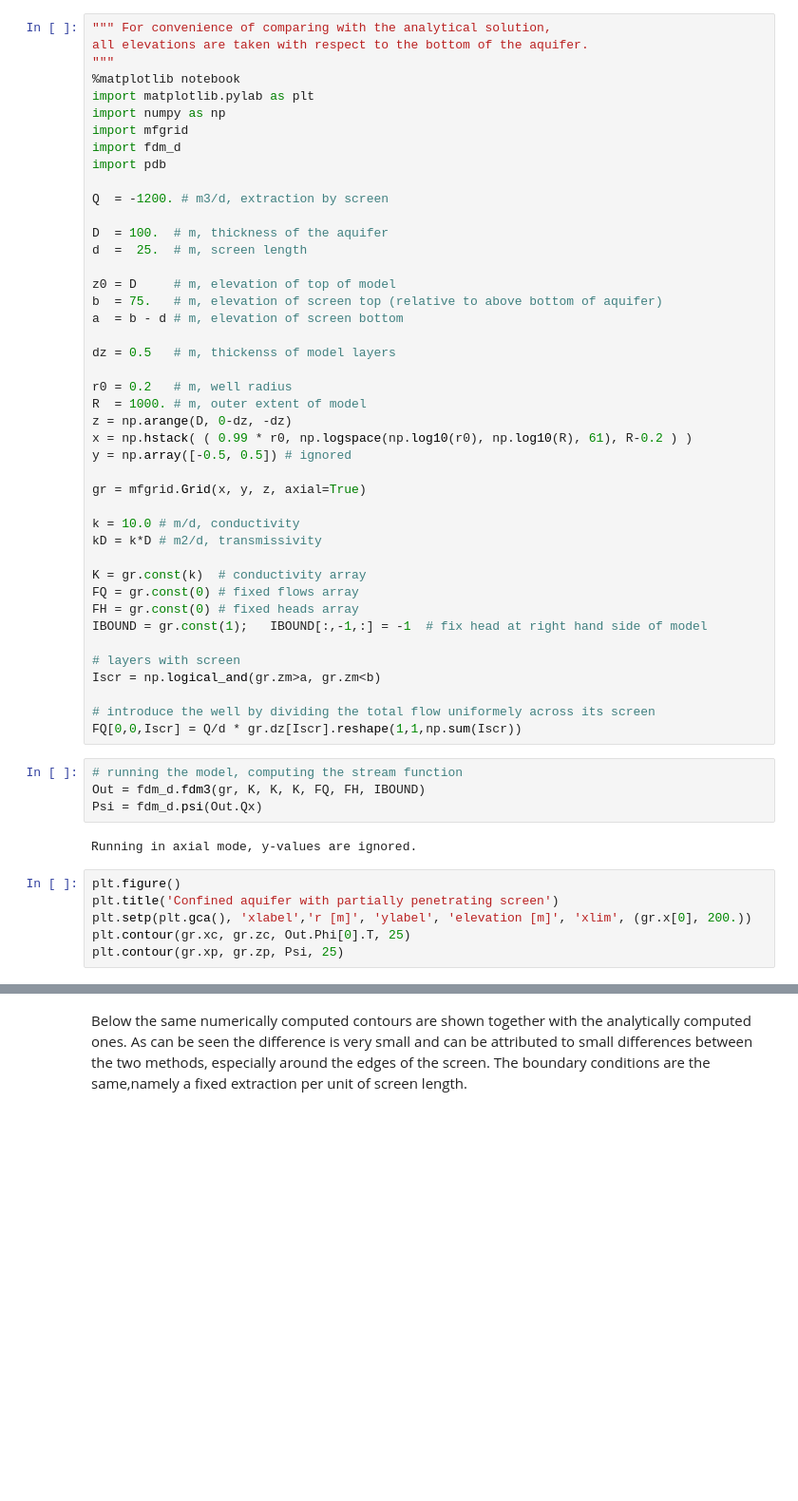
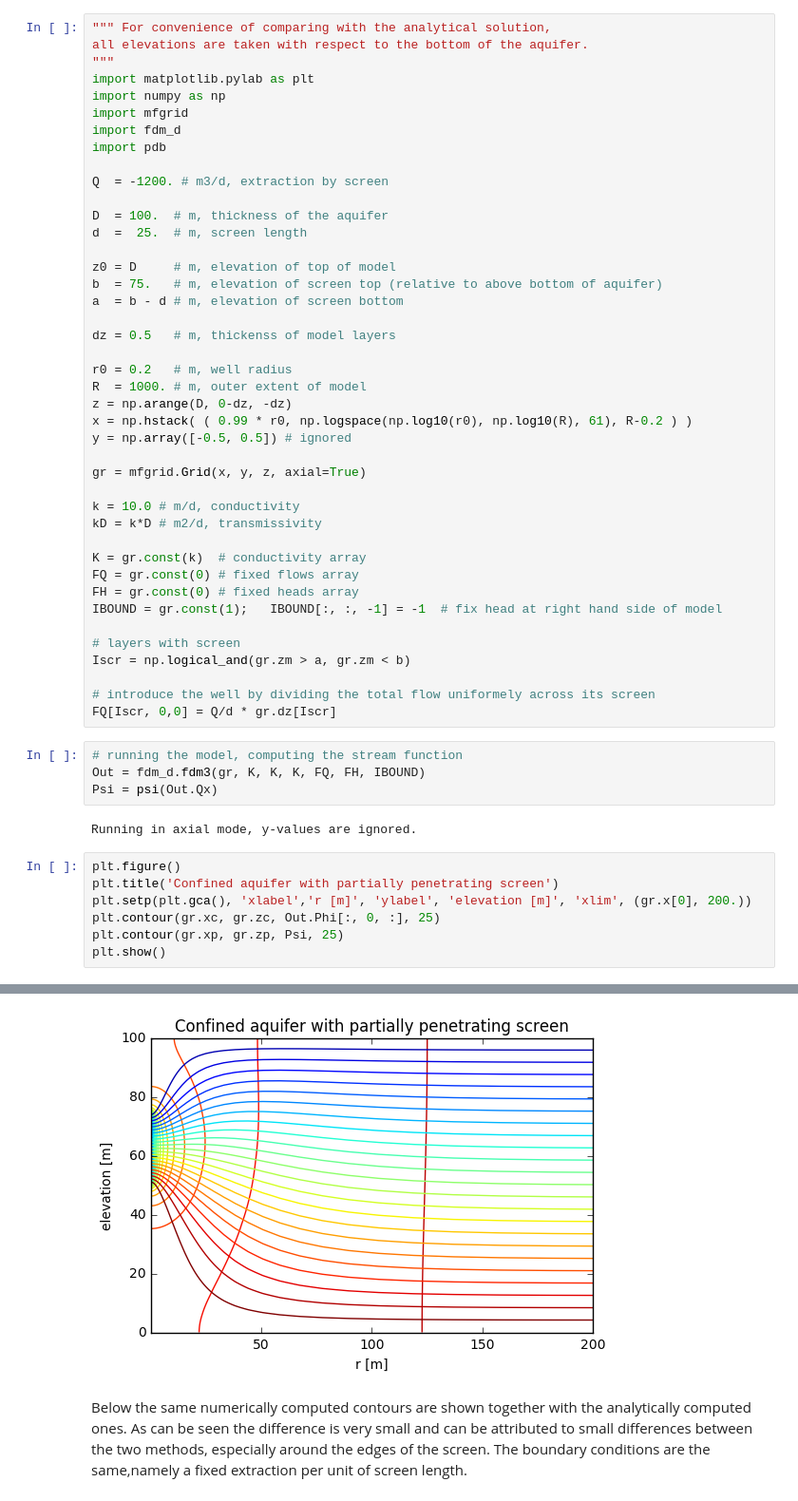
Before and after one commit to Olsthoorn/FDModelBuildingCourseGroundwaterFlow, a Jupyter notebook: 07_stream_lines.ipynb, the cells around one changed output, grey strips where cells are left out. Shown: that part at 95% size. Cells and saved outputs as stored; diff of their text form; blank space fills up the shorter version.

```diff
--- a/07_stream_lines.ipynb
+++ b/07_stream_lines.ipynb
@@ -318,7 +309,6 @@ def pp(gr, a, b, D, tol=1e-2):
 """ For convenience of comparing with the analytical solution,
 all elevations are taken with respect to the bottom of the aquifer.
 """
-%matplotlib notebook
 import matplotlib.pylab as plt
 import numpy as np
 import mfgrid
@@ -350,23 +340,24 @@ kD = k*D # m2/d, transmissivity
 K = gr.const(k)  # conductivity array
 FQ = gr.const(0) # fixed flows array
 FH = gr.const(0) # fixed heads array
-IBOUND = gr.const(1);   IBOUND[:,-1,:] = -1  # fix head at right hand side of model
+IBOUND = gr.const(1);   IBOUND[:, :, -1] = -1  # fix head at right hand side of model
 
 # layers with screen
-Iscr = np.logical_and(gr.zm>a, gr.zm<b)
+Iscr = np.logical_and(gr.zm > a, gr.zm < b)
 
 # introduce the well by dividing the total flow uniformely across its screen
-FQ[0,0,Iscr] = Q/d * gr.dz[Iscr].reshape(1,1,np.sum(Iscr))
+FQ[Iscr, 0,0] = Q/d * gr.dz[Iscr]
 # %%
 # running the model, computing the stream function
 Out = fdm_d.fdm3(gr, K, K, K, FQ, FH, IBOUND)
-Psi = fdm_d.psi(Out.Qx)
+Psi = psi(Out.Qx)
 # %% [output]
 Running in axial mode, y-values are ignored.
 # %%
 plt.figure()
 plt.title('Confined aquifer with partially penetrating screen')
 plt.setp(plt.gca(), 'xlabel','r [m]', 'ylabel', 'elevation [m]', 'xlim', (gr.x[0], 200.))
-plt.contour(gr.xc, gr.zc, Out.Phi[0].T, 25)
+plt.contour(gr.xc, gr.zc, Out.Phi[:, 0, :], 25)
 plt.contour(gr.xp, gr.zp, Psi, 25)
+plt.show()
 # %% [output]
@@ -376,3 +364,4 @@ plt.contour(gr.xp, gr.zp, Psi, 25)
+[figure, added]
 # %% [markdown]
 Below the same numerically computed contours are shown together with the analytically computed ones.
 As can be seen the difference is very small and can be attributed to small differences between the two methods, especially around the edges of the screen. The boundary conditions are the same,namely a fixed extraction per unit of screen length.
```
Also changed, not shown: parts of 8 cells of this notebook, 20 other files.
